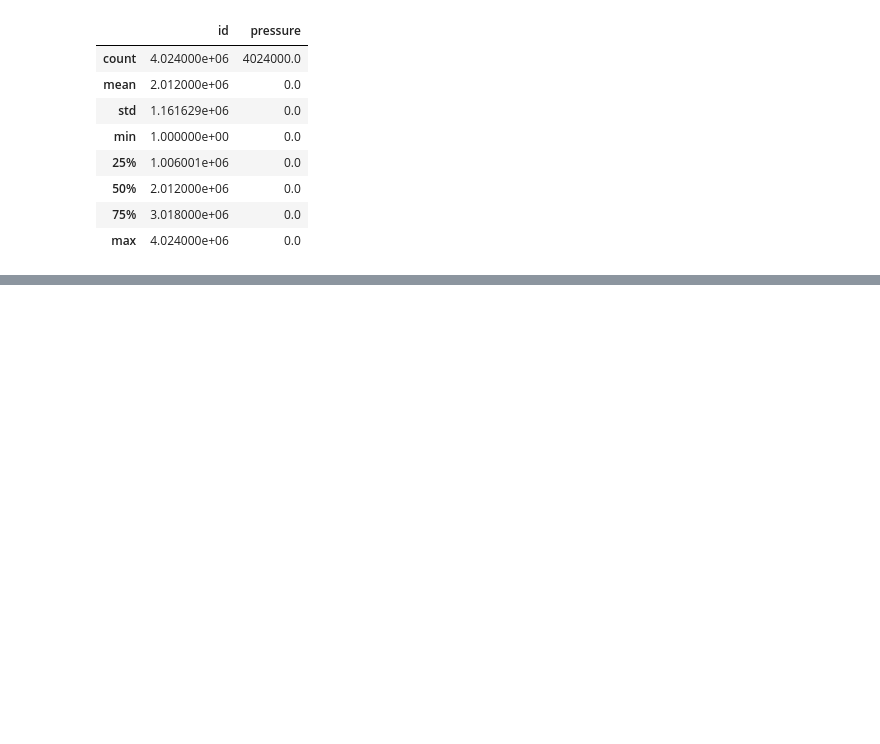
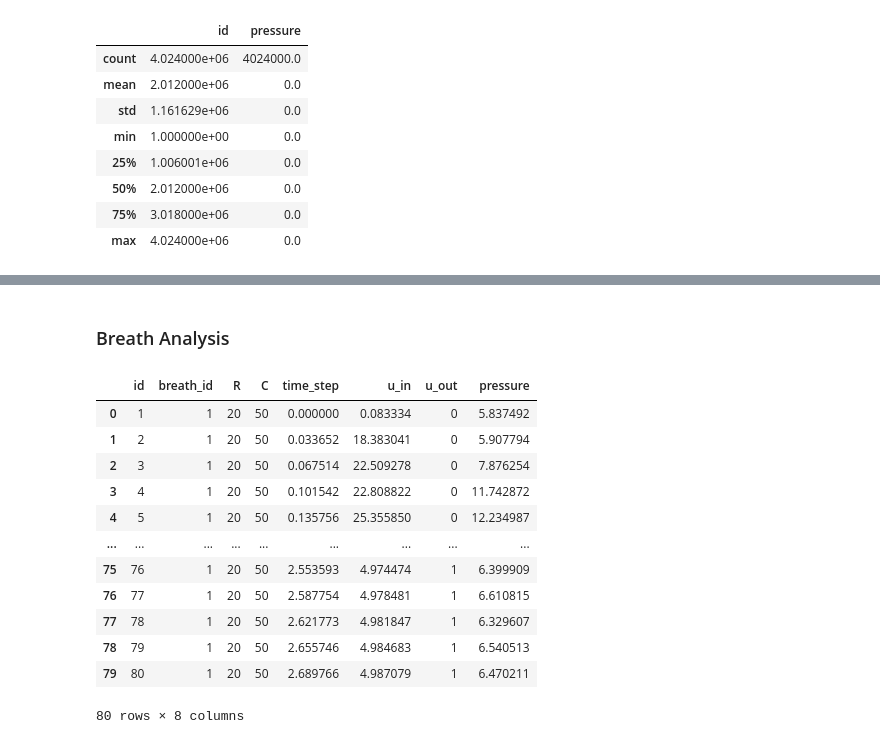
Before and after one commit to fola789/Ventilator-Pressure-Prediction, a Jupyter notebook: VPP.IPYNB, the cells around one changed output, grey strips where cells are left out. Drawn from its saved outputs; the diff is of its cells as text; code cells hidden in the pictures; blank space fills up the shorter version.

```diff
--- a/VPP.IPYNB
+++ b/VPP.IPYNB
@@ -192,0 +240,19 @@ submission.describe()
+# %% [markdown]
+### Breath Analysis
+# %%
+breath_one = train.query('breath_id == 1').reset_index(drop = True)
+display(breath_one)
+# %% [output]
+|  | id | breath_id | R | C | time_step | u_in | u_out | pressure |
+| 0 | 1 | 1 | 20 | 50 | 0.000000 | 0.083334 | 0 | 5.837492 |
+| 1 | 2 | 1 | 20 | 50 | 0.033652 | 18.383041 | 0 | 5.907794 |
+| 2 | 3 | 1 | 20 | 50 | 0.067514 | 22.509278 | 0 | 7.876254 |
+| 3 | 4 | 1 | 20 | 50 | 0.101542 | 22.808822 | 0 | 11.742872 |
+| 4 | 5 | 1 | 20 | 50 | 0.135756 | 25.355850 | 0 | 12.234987 |
+| ... | ... | ... | ... | ... | ... | ... | ... | ... |
+| 75 | 76 | 1 | 20 | 50 | 2.553593 | 4.974474 | 1 | 6.399909 |
+| 76 | 77 | 1 | 20 | 50 | 2.587754 | 4.978481 | 1 | 6.610815 |
+| 77 | 78 | 1 | 20 | 50 | 2.621773 | 4.981847 | 1 | 6.329607 |
+| 78 | 79 | 1 | 20 | 50 | 2.655746 | 4.984683 | 1 | 6.540513 |
+| 79 | 80 | 1 | 20 | 50 | 2.689766 | 4.987079 | 1 | 6.470211 |
+80 rows × 8 columns
```
Also changed, not shown: parts of 12 cells of this notebook.
